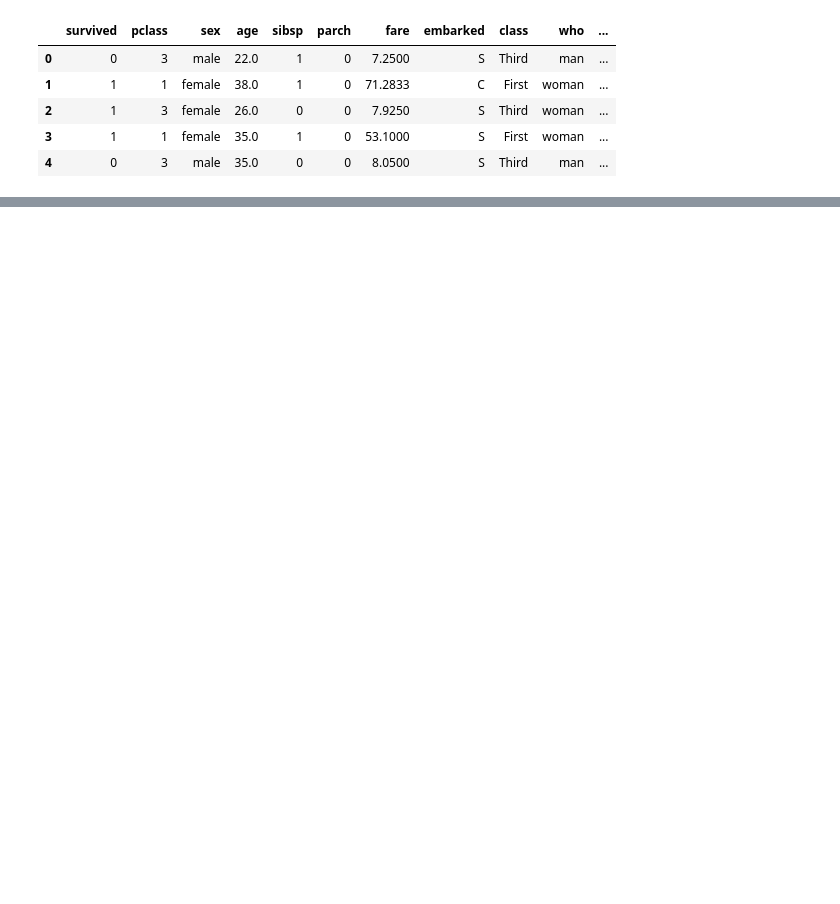
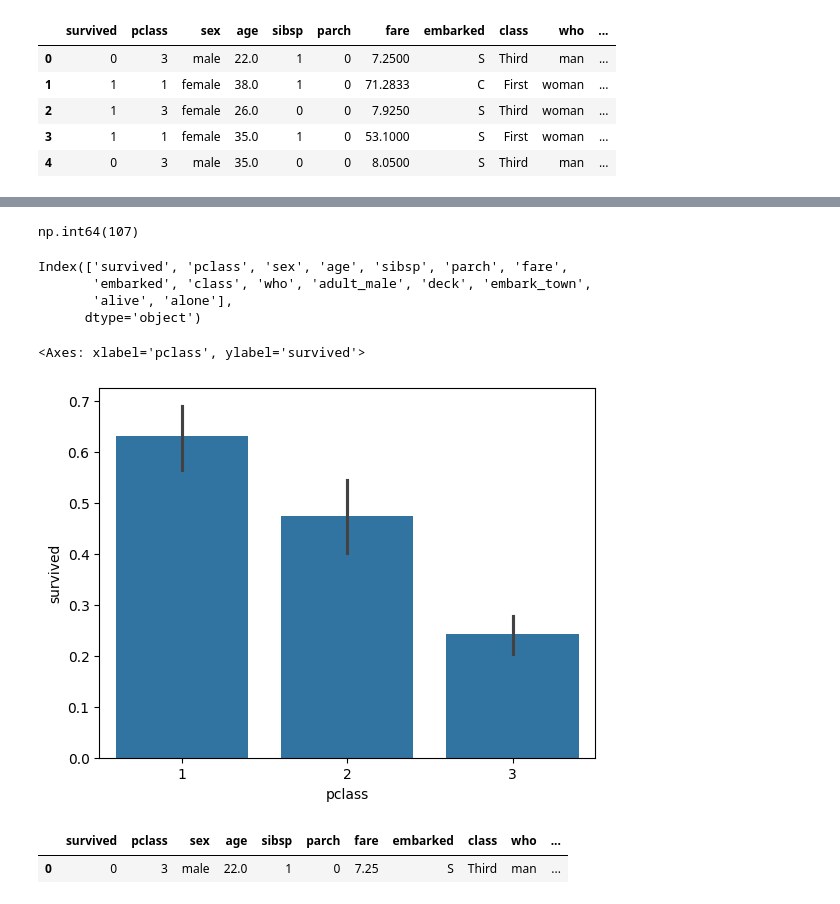
Before and after one commit to attiqaabbasi12/machine-learning, a Jupyter notebook: titanic/titanic.ipynb, the cells around one changed output, grey strips where cells are left out. Saved outputs shown, nothing was run; the diff lists cells and outputs as text; code cells hidden in the pictures; blank space fills up the shorter version.

Commit message:
done EDA and Data Cleaning

```diff
--- a/titanic/titanic.ipynb
+++ b/titanic/titanic.ipynb
@@ -19,0 +75,11 @@ df.shape
+# %%
+df.duplicated().sum()
+# %% [output]
+np.int64(107)
+# %%
+df.columns
+# %% [output]
+Index(['survived', 'pclass', 'sex', 'age', 'sibsp', 'parch', 'fare',
+       'embarked', 'class', 'who', 'adult_male', 'deck', 'embark_town',
+       'alive', 'alone'],
+      dtype='object')
@@ -19,0 +89,10 @@ df.shape
+# %%
+sns.barplot(x='pclass', y='survived', data=df)
+# %% [output]
+<Axes: xlabel='pclass', ylabel='survived'>
+[figure, added]
+# %%
+df.head(1)
+# %% [output]
+|  | survived | pclass | sex | age | sibsp | parch | fare | embarked | class | who | ... |
+| 0 | 0 | 3 | male | 22.0 | 1 | 0 | 7.25 | S | Third | man | ... |
```
Also changed, not shown: parts of 28 cells of this notebook.
